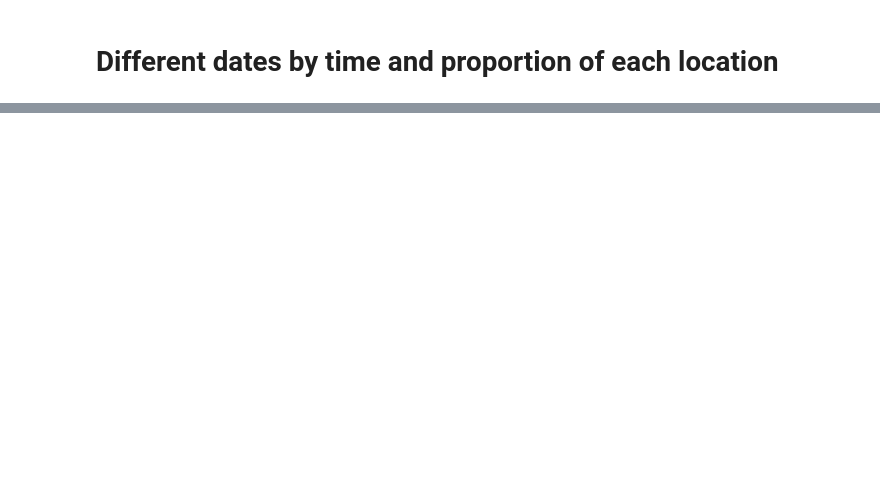
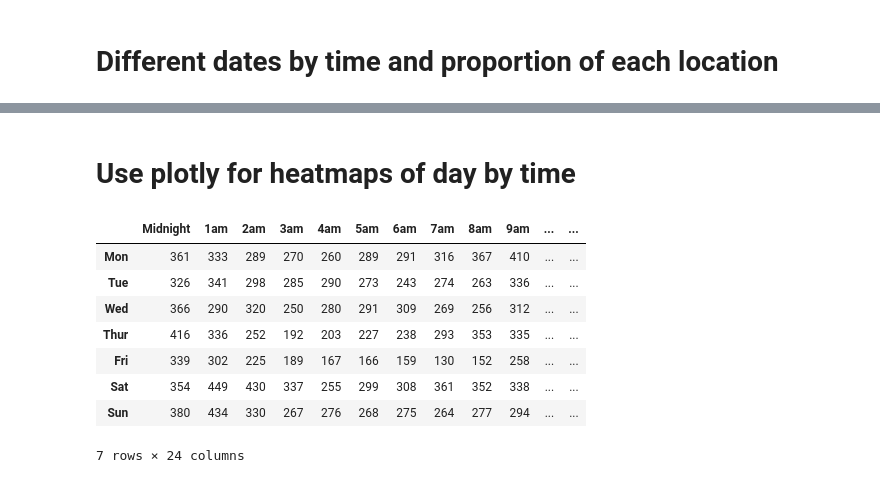
Before and after one commit to fnokeke/student-streams, a Jupyter notebook: src/location-streams.ipynb, the cells around one changed output, grey strips where cells are left out. Drawn from its saved outputs; the diff is of its cells as text; code cells hidden in the pictures; blank space fills up the shorter version.

```diff
--- a/src/location-streams.ipynb
+++ b/src/location-streams.ipynb
@@ -245,0 +350,2 @@ ggplot(date_df, aes('datetime', 'time', color='loc_label')) + \
+# %% [markdown]
+# Use plotly for heatmaps of day by time
@@ -245,0 +354,36 @@ ggplot(date_df, aes('datetime', 'time', color='loc_label')) + \
+# %%
+df = day_patterns[['day', 'time']]
+df.time = df.time.map(lambda x: int(x))
+df['freq'] = 0
+
+dfg = df.groupby(['time', 'day']).count().unstack()
+dfg.columns = dfg.columns.droplevel()
+dfg = dfg.reset_index(drop=True)
+
+dfg.columns = ['Mon', 'Tue', 'Wed', 'Thur', 'Fri', 'Sat', 'Sun']
+hours = range(24)
+new_index = []
+for h in hours:
+    if h == 0:
+        new_index.append('Midnight')
+    elif h < 12:
+        new_index.append(str(h) + 'am')
+    elif h == 12:
+        new_index.append('Noon')
+    else:
+        value = h % 12
+        new_index.append(str(value) + 'pm')
+
+dfg.index = new_index
+dfg = dfg.T
+dfg
+# %% [output]
+|  | Midnight | 1am | 2am | 3am | 4am | 5am | 6am | 7am | 8am | 9am | ... | ... |
+| Mon | 361 | 333 | 289 | 270 | 260 | 289 | 291 | 316 | 367 | 410 | ... | ... |
+| Tue | 326 | 341 | 298 | 285 | 290 | 273 | 243 | 274 | 263 | 336 | ... | ... |
+| Wed | 366 | 290 | 320 | 250 | 280 | 291 | 309 | 269 | 256 | 312 | ... | ... |
+| Thur | 416 | 336 | 252 | 192 | 203 | 227 | 238 | 293 | 353 | 335 | ... | ... |
+| Fri | 339 | 302 | 225 | 189 | 167 | 166 | 159 | 130 | 152 | 258 | ... | ... |
+| Sat | 354 | 449 | 430 | 337 | 255 | 299 | 308 | 361 | 352 | 338 | ... | ... |
+| Sun | 380 | 434 | 330 | 267 | 276 | 268 | 275 | 264 | 277 | 294 | ... | ... |
+7 rows × 24 columns
```
Also changed, not shown: parts of 19 cells of this notebook, 1 other file.
